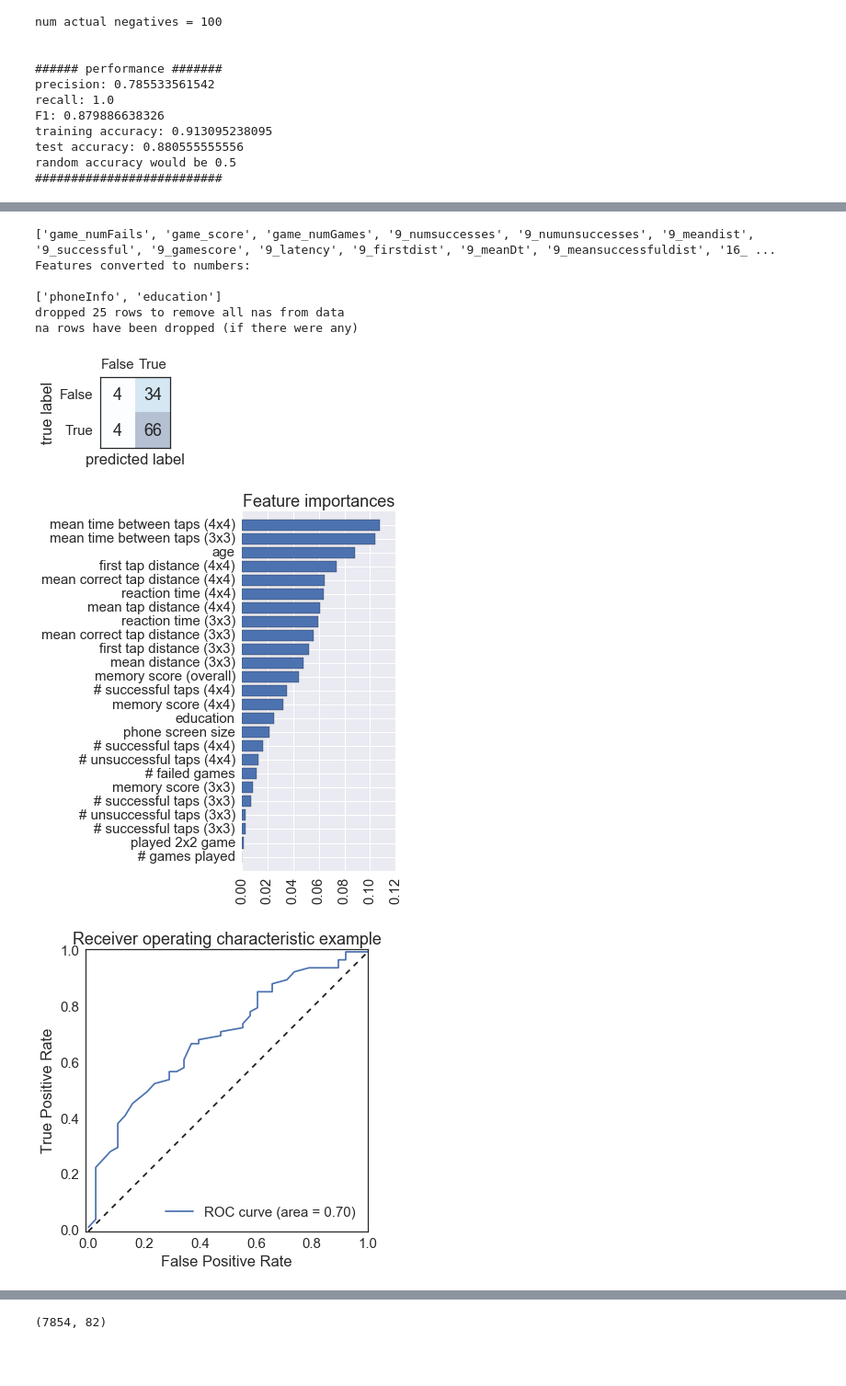
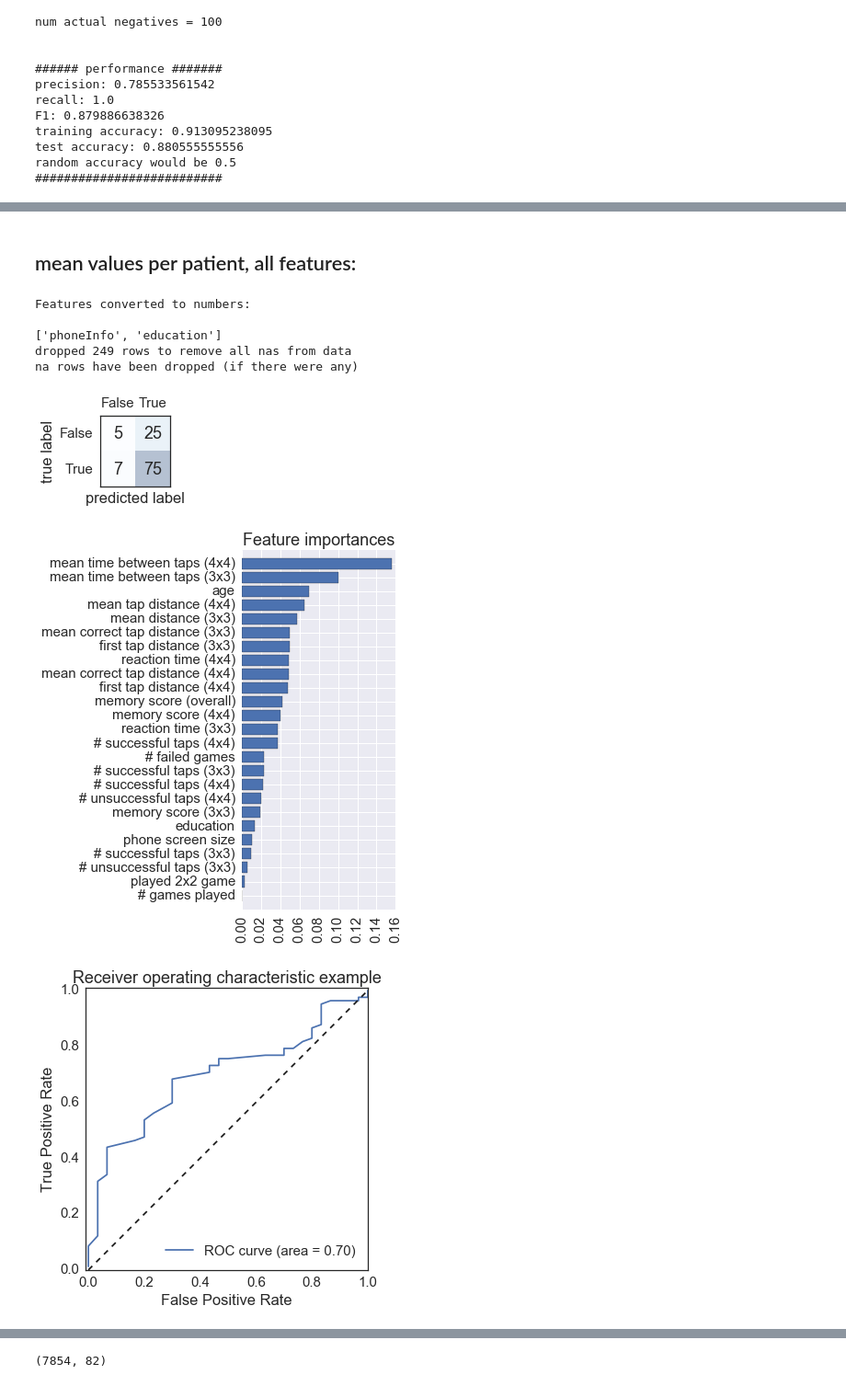
Before and after one commit to mattoby/mpower_memory, a Jupyter notebook: Memory_troubleshooting_ML.ipynb, the cells around one changed output, grey strips where cells are left out. Shown: that part at 92% size. Drawn from its saved outputs; the diff is of its cells as text; code cells hidden in the pictures; blank space fills up the shorter version.

Commit message:
I have the troubleshot code working now. need to confirm it works from the start with a clean run.

```diff
--- a/Memory_troubleshooting_ML.ipynb
+++ b/Memory_troubleshooting_ML.ipynb
@@ -950,31 +840,33 @@ random accuracy would be 0.721448467967
+# %% [markdown]
+## mean values per patient, all features:
 # %%
 # simplified code when not sample balancing:
 # (with other memory features)
 
 # take only one record per patient to remove duplicates. mean is better, but that's later..
 
-features = fcats['game'] + ['hasParkinsons'] + fcats['demographic'] + fcats['phone']
+features = fcats['game'] + ['hasParkinsons'] + fcats['demographic'] + fcats['phone'] + ['healthCode']
 features.remove('smartphone')
 features.remove('gender')
-print features
+#print features
+featureToMean = ['healthCode'] # don't need to also exclude - this step takes care of that too.
 MLexcludecols = []
 labelcol = 'hasParkinsons'
 
 # redo data so i take 1 sample of each patient.
-grouped = data.groupby('healthCode')
-datasample = grouped.apply(lambda x: x.sample(n=1))
+#grouped = data.groupby('healthCode')
+#datasample = grouped.apply(lambda x: x.sample(n=1))
 # remove young patients:
-datasample = datasample[datasample['age']>50]
+datasample = data[data['age']>50]
 
-outs = mt.build_ML_model(datasample, features, labelcol=labelcol, toPlot=[1,1,1], toPrint=True, MLexcludecols=MLexcludecols)
+outs = mt.build_ML_model(datasample, features, labelcol=labelcol, toPlot=[1,1,1], toPrint=True, MLexcludecols=MLexcludecols, modelType='randomforest', featureToMean=featureToMean)
 model, fdf, X, y, X_names, y_name, X_train, X_test, y_train, y_test, train_acc, test_acc, rand_acc, y_pred, y_pred_proba = outs
 # %% [output]
-['game_numFails', 'game_score', 'game_numGames', '9_numsuccesses', '9_numunsuccesses', '9_meandist', '9_successful', '9_gamescore', '9_latency', '9_firstdist', '9_meanDt', '9_meansuccessfuldist', '16_ ...
 Features converted to numbers:
 
 ['phoneInfo', 'education']
-dropped 25 rows to remove all nas from data
+dropped 249 rows to remove all nas from data
 na rows have been dropped (if there were any)
-[figure, old version]
+[figure, new version]
-[figure, old version]
+[figure, new version]
-[figure, old version]
+[figure, new version]
```
Also changed, not shown: parts of 14 cells of this notebook, 3 other files.
